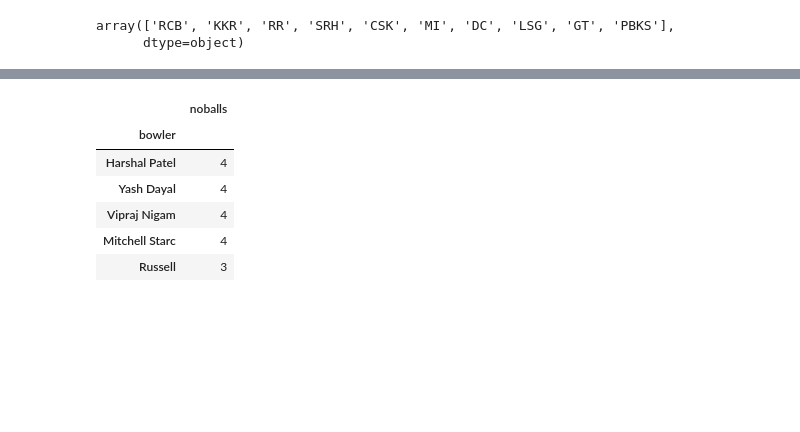
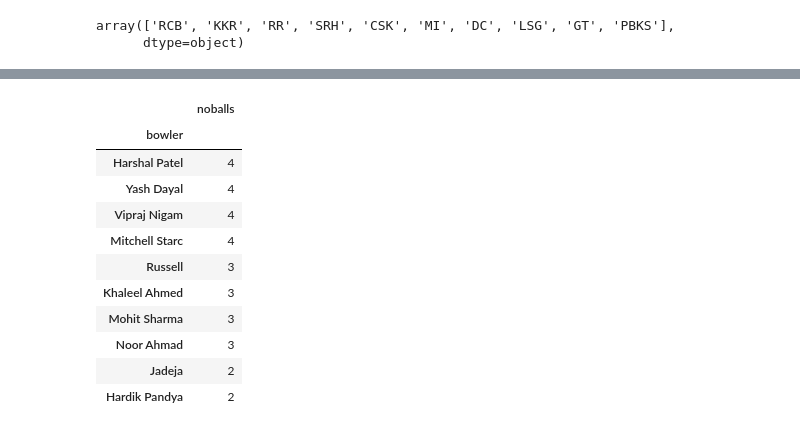
Before and after one commit to Seetharamanrs/ipl_2025_analysis, a Jupyter notebook: Analysis/Notebook.ipynb, the cells around one changed output, grey strips where cells are left out. Saved outputs shown, nothing was run; the diff lists cells and outputs as text; code cells hidden in the pictures; blank space fills up the shorter version.

```diff
--- a/Analysis/Notebook.ipynb
+++ b/Analysis/Notebook.ipynb
@@ -160,0 +186,3 @@ csk_max_wide.head(12)
+# %%
+df['total_run']=df['runs_of_bat']+df['extras']
+team_total=df.groupby('batting_team')['total_run'].sum()
@@ -161,12 +219,17 @@ csk_max_wide.head(12)
 # %%
 max_noball=pd.DataFrame(df.groupby("bowler")["noballs"].sum()).sort_values(by="noballs",ascending=False)
 # %%
-max_noball.head()
+max_noball.head(10)
 # %% [output]
 |  | noballs |
 | bowler |  |
 | Harshal Patel | 4 |
 | Yash Dayal | 4 |
 | Vipraj Nigam | 4 |
 | Mitchell Starc | 4 |
 | Russell | 3 |
+| Khaleel Ahmed | 3 |
+| Mohit Sharma | 3 |
+| Noor Ahmad | 3 |
+| Jadeja | 2 |
+| Hardik Pandya | 2 |
```
Also changed, not shown: parts of 11 cells of this notebook.
